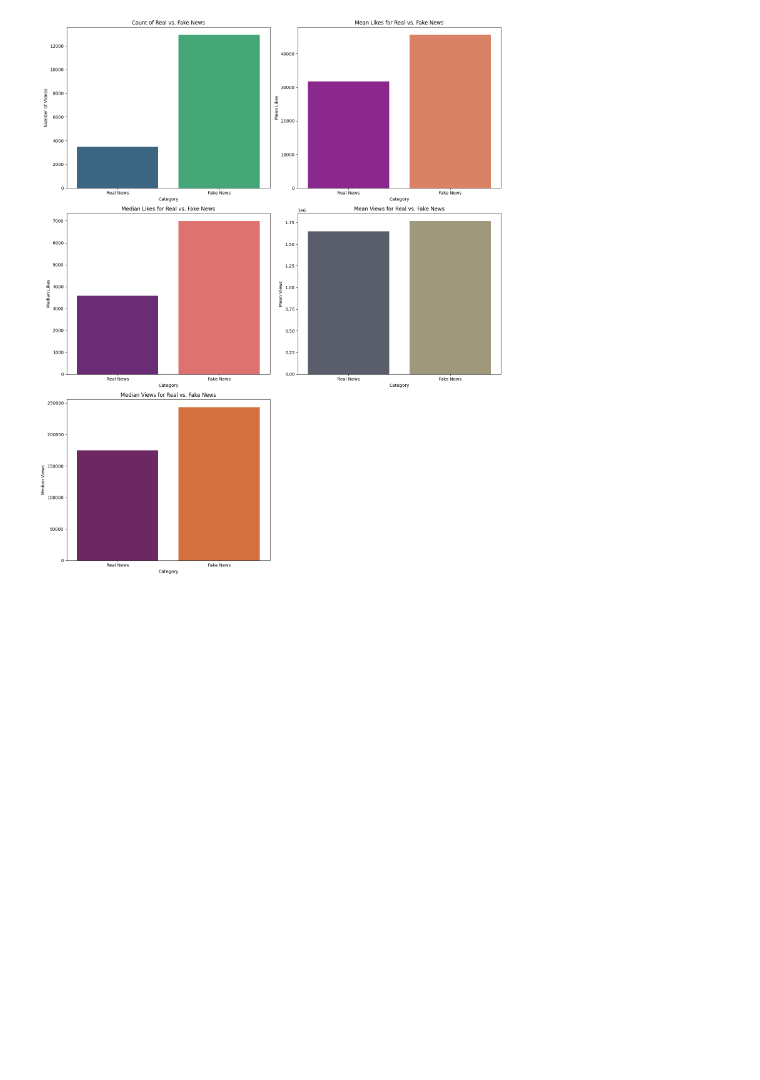
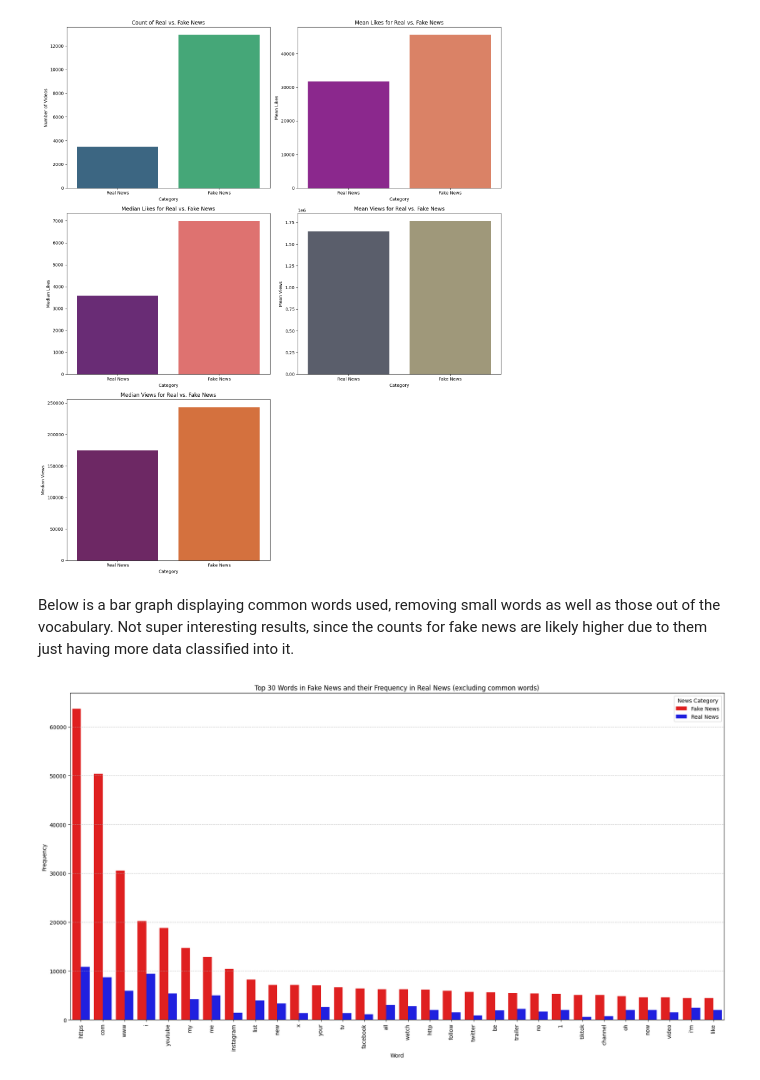
Before and after one commit to sheicksen/CISC483-EngageTactics, a Jupyter notebook: RNN_on_YouTube.ipynb, the cells around one changed output. Drawn from its saved outputs; the diff is of its cells as text; code cells hidden in the pictures; blank space fills up the shorter version.

Commit message:
tried displaying word frequencies, results not too interesting

```diff
--- a/RNN_on_YouTube.ipynb
+++ b/RNN_on_YouTube.ipynb
@@ -233,3 +233,62 @@ plt.tight_layout()
 plt.show()
 # %% [output]
 [figure]
+# %% [markdown]
+Below is a bar graph displaying common words used, removing small words as well as those out of the vocabulary. Not super interesting results, since the counts for fake news are likely higher due to them just having more data classified into it.
+# %%
+import collections
+
+# Combine title and description for fake news and real news
+# Fill NaN values in description with empty strings before concatenation
+fake_news_text = fake_news_df['title'] + ' ' + fake_news_df['description'].fillna('')
+real_news_text = real_news_df['title'] + ' ' + real_news_df['description'].fillna('')
+
+# Tokenize the text for both categories
+fake_news_tokens = loaded_tokenizer.texts_to_sequences(fake_news_text)
+real_news_tokens = loaded_tokenizer.texts_to_sequences(real_news_text)
+
+# Flatten the list of lists of tokens into single lists
+flat_fake_tokens = [item for sublist in fake_news_tokens for item in sublist]
+flat_real_tokens = [item for sublist in real_news_tokens for item in sublist]
+
+# Create a reverse mapping from token ID to word
+index_word = {v: k for k, v in loaded_tokenizer.word_index.items()}
+
+# Define common words to remove, including the OOV token
+stopwords_to_remove = ['<OOV>', 'is', 'you', 'a', 'the', 'and', 'to', 'in', 'of', 'for', 'it', 'with', 'on', 'from', 'as', 'but', 'or', 'at', 'by', 'an', 'this', 'that']
+
+# Convert token IDs back to words, filtering out padding (token_id=0) and stopwords
+fake_news_words = [index_word[token_id] for token_id in flat_fake_tokens if token_id != 0 and index_word.get(token_id) not in stopwords_to_remove]
+real_news_words = [index_word[token_id] for token_id in flat_real_tokens if token_id != 0 and index_word.get(token_id) not in stopwords_to_remove]
+
+# Count word frequencies for both categories
+fake_news_word_counts = collections.Counter(fake_news_words)
+real_news_word_counts = collections.Counter(real_news_words)
+
+# Get the top N words from fake news
+N = 30 # You can adjust this number
+top_fake_words = fake_news_word_counts.most_common(N)
+
+# Prepare data for plotting
+plot_data = []
+for word, fake_count in top_fake_words:
+    real_count = real_news_word_counts.get(word, 0) # Get count from real news, 0 if not present
+    plot_data.append({'Word': word, 'Category': 'Fake News', 'Count': fake_count})
+    plot_data.append({'Word': word, 'Category': 'Real News', 'Count': real_count})
+
+word_distribution_df = pd.DataFrame(plot_data)
+
+# Create the bar graph
+plt.figure(figsize=(18, 10))
+sns.barplot(x='Word', y='Count', hue='Category', data=word_distribution_df,
+            palette={'Fake News': 'red', 'Real News': 'blue'})
+plt.title(f'Top {N} Words in Fake News and their Frequency in Real News (excluding common words)')
+plt.xlabel('Word')
+plt.ylabel('Frequency')
+plt.xticks(rotation=90) # Rotate x-axis labels for readability
+plt.legend(title='News Category')
+plt.grid(axis='y', linestyle='--', alpha=0.7)
+plt.tight_layout() # Adjust layout to prevent labels from being cut off
+plt.show()
+# %% [output]
+[figure, added]
```
